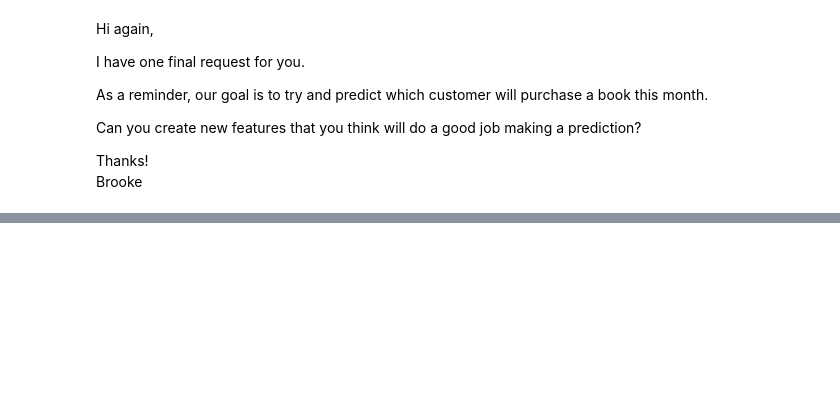
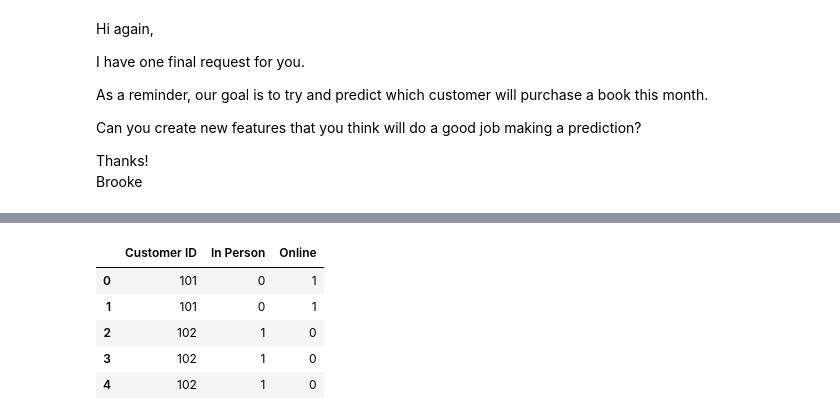
Before and after one commit to Camiloesp/Python-Data-Science-Data-Prep-EDA-with-Python, a Jupyter notebook: Course Assignment Notebooks/section08_prepping_for_modeling_assignments.ipynb, the cells around one changed output, grey strips where cells are left out. Saved outputs shown, nothing was run; the diff lists cells and outputs as text; code cells hidden in the pictures; blank space fills up the shorter version.

```diff
--- a/Course Assignment Notebooks/section08_prepping_for_modeling_assignments.ipynb
+++ b/Course Assignment Notebooks/section08_prepping_for_modeling_assignments.ipynb
@@ -310,2 +360,11 @@ Brooke
 # %%
 # add it to the dataframe for modeling
+location_df = pd.concat([df_april_may, location], axis=1)[['Customer ID', 'In Person', 'Online']]
+location_df.head()
+# %% [output]
+|  | Customer ID | In Person | Online |
+| 0 | 101 | 0 | 1 |
+| 1 | 101 | 0 | 1 |
+| 2 | 102 | 1 | 0 |
+| 3 | 102 | 1 | 0 |
+| 4 | 102 | 1 | 0 |
```
Also changed, not shown: parts of 11 cells of this notebook.
